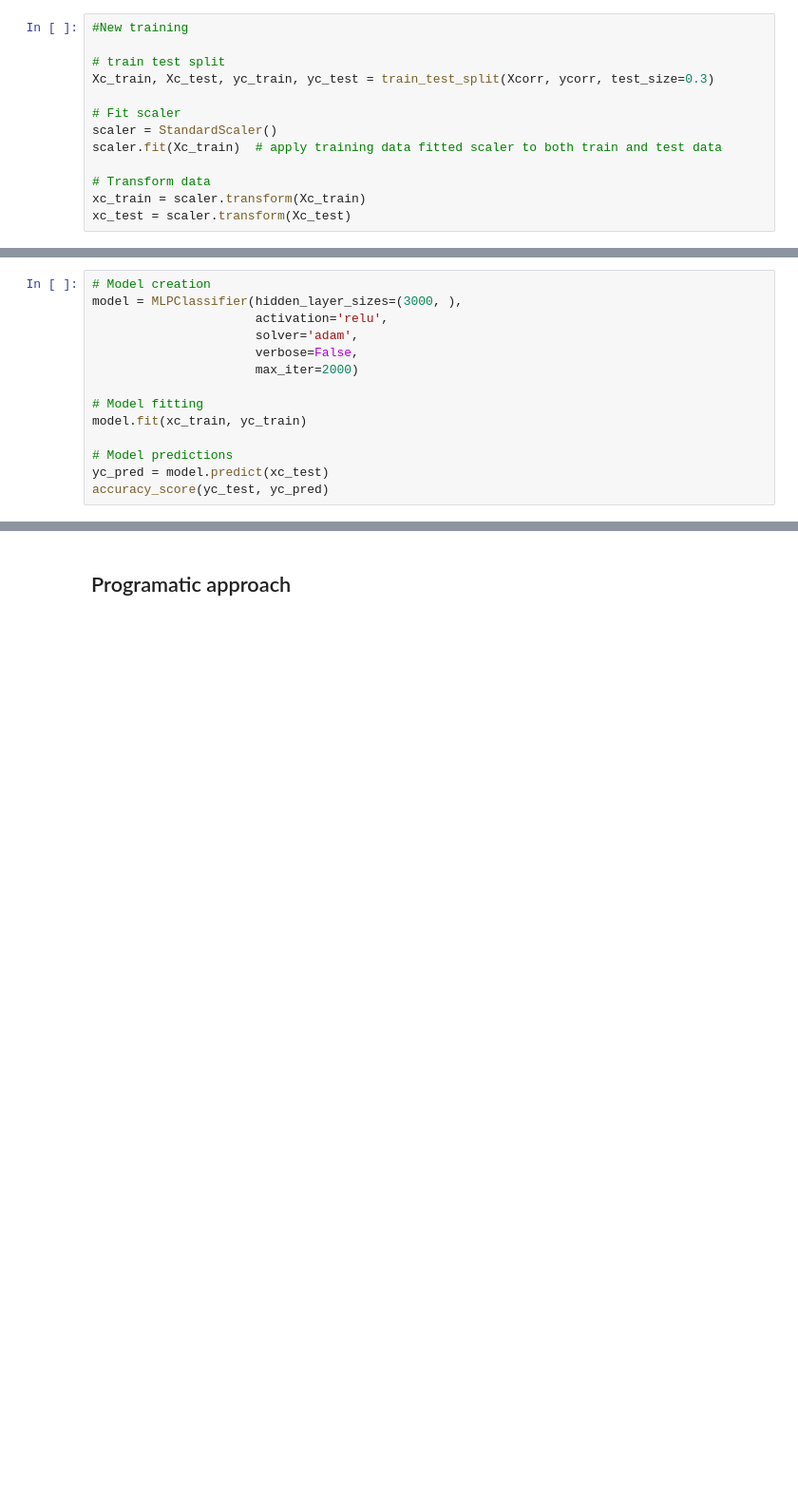
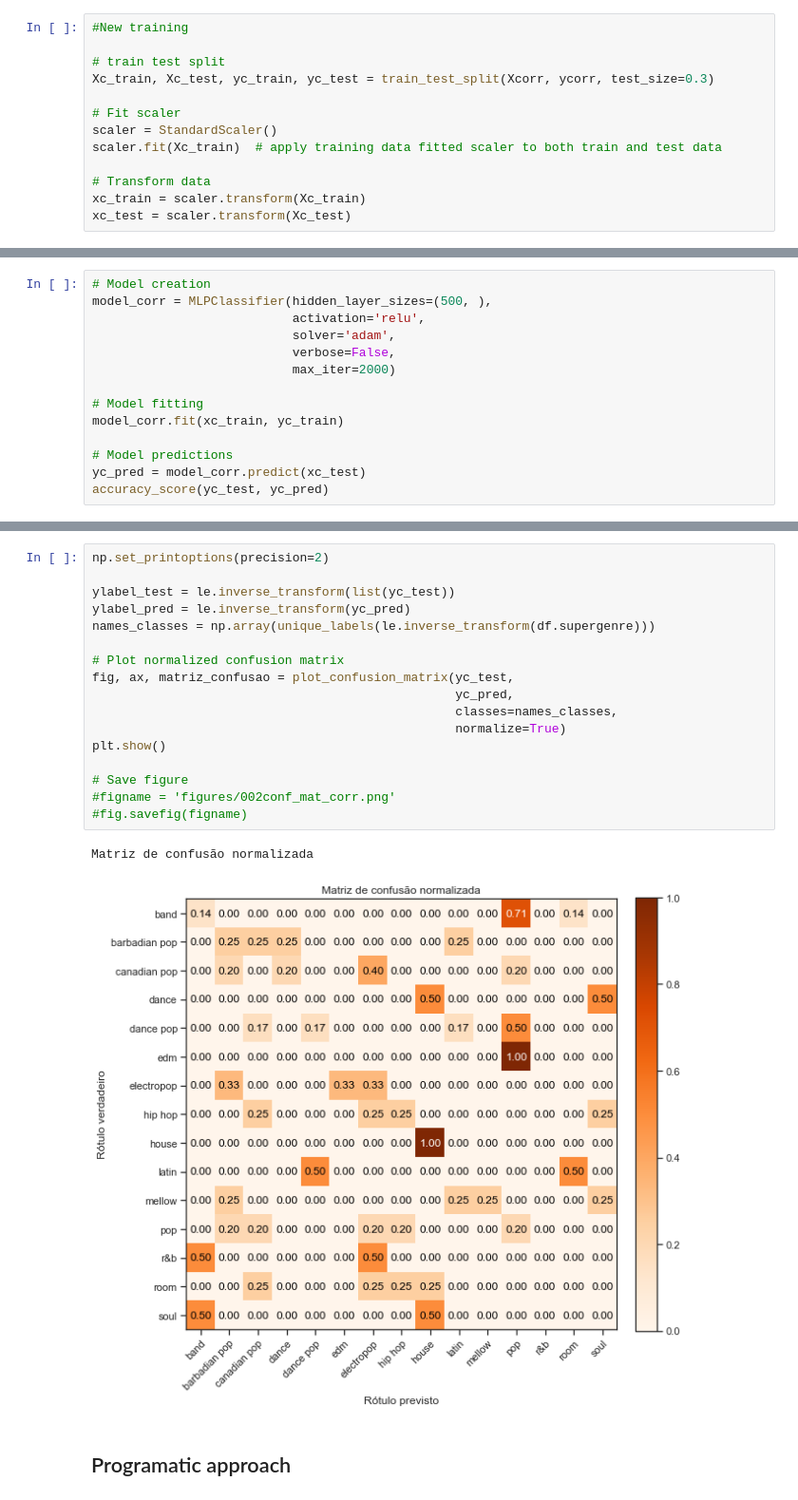
Before and after one commit to moisesmendes/spotify-analysis, a Jupyter notebook: 003_MLPClassifier.ipynb, the cells around one changed output, grey strips where cells are left out. Shown at 95% size. Saved outputs shown, nothing was run; the diff lists cells and outputs as text; blank space fills up the shorter version.

```diff
--- a/003_MLPClassifier.ipynb
+++ b/003_MLPClassifier.ipynb
@@ -389,15 +492,15 @@ xc_test = scaler.transform(Xc_test)
 # %%
 # Model creation
-model = MLPClassifier(hidden_layer_sizes=(3000, ),
-                      activation='relu',
-                      solver='adam',
-                      verbose=False,
-                      max_iter=2000)
+model_corr = MLPClassifier(hidden_layer_sizes=(500, ),
+                           activation='relu',
+                           solver='adam',
+                           verbose=False,
+                           max_iter=2000)
 
 # Model fitting
-model.fit(xc_train, yc_train)
+model_corr.fit(xc_train, yc_train)
 
 # Model predictions
-yc_pred = model.predict(xc_test)
+yc_pred = model_corr.predict(xc_test)
 accuracy_score(yc_test, yc_pred)
 # %% [output]
@@ -405,3 +526,23 @@ accuracy_score(yc_test, yc_pred)
+# %%
+np.set_printoptions(precision=2)
+
+ylabel_test = le.inverse_transform(list(yc_test))
+ylabel_pred = le.inverse_transform(yc_pred)
+names_classes = np.array(unique_labels(le.inverse_transform(df.supergenre)))
+
+# Plot normalized confusion matrix
+fig, ax, matriz_confusao = plot_confusion_matrix(yc_test,
+                                                 yc_pred,
+                                                 classes=names_classes,
+                                                 normalize=True)
+plt.show()
+
+# Save figure
+#figname = 'figures/002conf_mat_corr.png'
+#fig.savefig(figname)
+# %% [output]
+Matriz de confusão normalizada
+[figure, added]
 # %% [markdown]
 ## Programatic approach
 # %%
```
Also changed, not shown: parts of 44 cells of this notebook.
